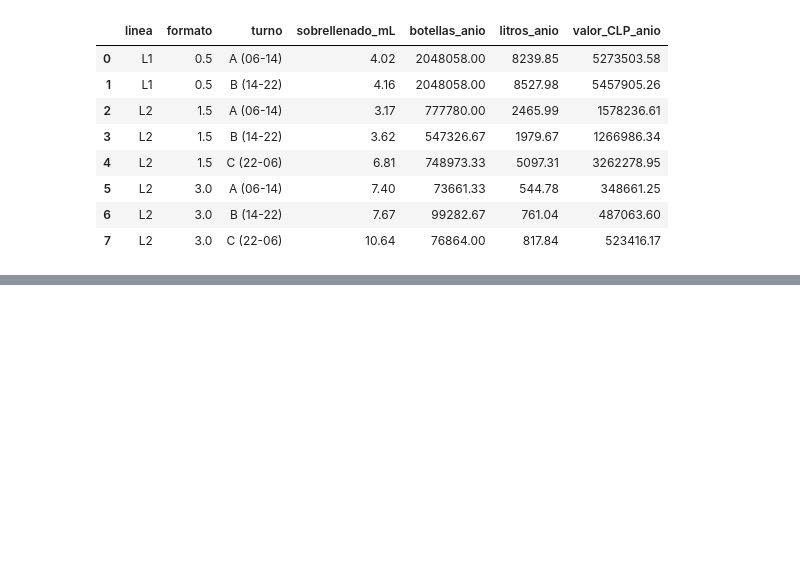
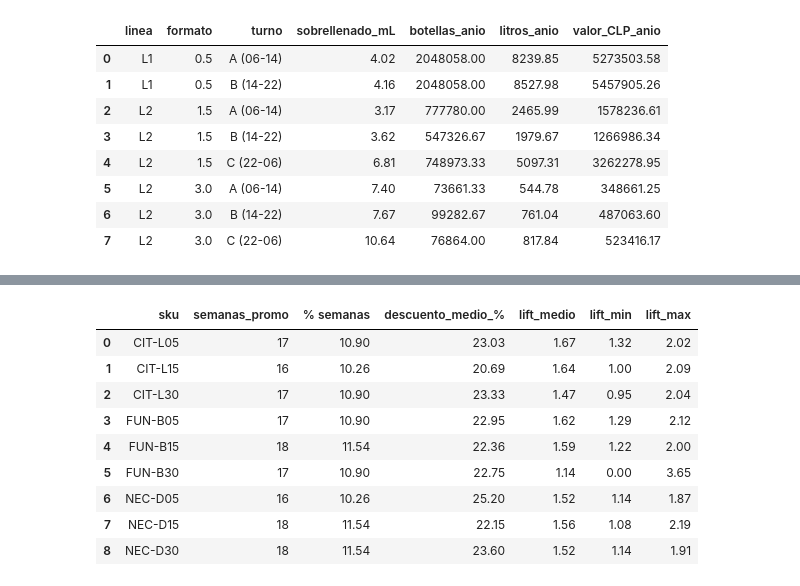
Before and after one commit to camiloascencio-hash/GP-S, a Jupyter notebook: 1Bloque.ipynb, the cells around one changed output, grey strips where cells are left out. Cells and saved outputs as stored; diff of their text form; code cells hidden in the pictures; blank space fills up the shorter version.

```diff
--- a/1Bloque.ipynb
+++ b/1Bloque.ipynb
@@ -1453,0 +1668,28 @@ display(tabla_turno.round(2))
+# %%
+#intermitencia ---------------------------------------------------
+# ADI = semanas promedio entre ventas; CV² = variabilidad de las ventas cuando sí hay venta
+filas = []
+for sku in skus:
+    v = limpia[sku]
+    con_venta = v[v > 0]
+    adi = len(v) / len(con_venta)
+    cv2 = (con_venta.std() / con_venta.mean()) ** 2
+    if adi > 1.32 and cv2 < 0.49:
+        tipo = "intermitente"
+    elif adi > 1.32:
+        tipo = "irregular (grumosa)"
+    elif cv2 > 0.49:
+        tipo = "errática"
+    else:
+        tipo = "suave"
+    filas.append([sku, (v == 0).sum(), adi, cv2, tipo])
+
+intermit = pd.DataFrame(filas, columns=["sku", "semanas_en_cero", "ADI", "CV2", "tipo"])
+
+# ¿los ceros son quiebres de stock o simplemente no hubo demanda?
+ceros_con_quiebre = ((ventas["FUN-B30"] == 0) & (sin_stock["FUN-B30"] > 0)).sum()
+print("FUN-B30: semanas en cero con días sin stock:", ceros_con_quiebre)
+anotar("FUN-B30", "varias", "Demanda intermitente (" + str(int((limpia["FUN-B30"] == 0).sum())) + " semanas en cero)",
+       "ADI = 1.8 (> 1.32) y CV² bajo (< 0.49)", "Se conservan los ceros; no se tratan como atípicos")
+
+intermit.round(2)
@@ -1453,0 +1708,28 @@ display(tabla_turno.round(2))
+# %%
+# promociones -----------------------------------------------------
+# Cuánto suben las ventas en promoción respecto de lo normal sin promoción
+filas = []
+for sku in skus:
+    lifts = []
+    for sem in promo.index[promo[sku] == 1]:
+        vecinas = limpia[sku].loc[sem - 6: sem + 6]
+        base = vecinas[promo[sku].loc[sem - 6: sem + 6] == 0].median()      # mediana de las vecinas SIN promoción
+        if base > 0:
+            lifts.append(limpia.loc[sem, sku] / base)
+    descuento = 1 - precio_ef[sku] / precio_li[sku]
+    filas.append([sku, int(promo[sku].sum()), promo[sku].mean() * 100, descuento[promo[sku] == 1].mean() * 100,
+                  np.mean(lifts), np.min(lifts), np.max(lifts)])
+
+efecto_promo = pd.DataFrame(filas, columns=["sku", "semanas_promo", "% semanas", "descuento_medio_%", "lift_medio", "lift_min", "lift_max"])
+efecto_promo.round(2)
+# %% [output]
+|  | sku | semanas_promo | % semanas | descuento_medio_% | lift_medio | lift_min | lift_max |
+| 0 | CIT-L05 | 17 | 10.90 | 23.03 | 1.67 | 1.32 | 2.02 |
+| 1 | CIT-L15 | 16 | 10.26 | 20.69 | 1.64 | 1.00 | 2.09 |
+| 2 | CIT-L30 | 17 | 10.90 | 23.33 | 1.47 | 0.95 | 2.04 |
+| 3 | FUN-B05 | 17 | 10.90 | 22.95 | 1.62 | 1.29 | 2.12 |
+| 4 | FUN-B15 | 18 | 11.54 | 22.36 | 1.59 | 1.22 | 2.00 |
+| 5 | FUN-B30 | 17 | 10.90 | 22.75 | 1.14 | 0.00 | 3.65 |
+| 6 | NEC-D05 | 16 | 10.26 | 25.20 | 1.52 | 1.14 | 1.87 |
+| 7 | NEC-D15 | 18 | 11.54 | 22.15 | 1.56 | 1.08 | 2.19 |
+| 8 | NEC-D30 | 18 | 11.54 | 23.60 | 1.52 | 1.14 | 1.91 |
```
Also changed, not shown: parts of 15 cells of this notebook.
